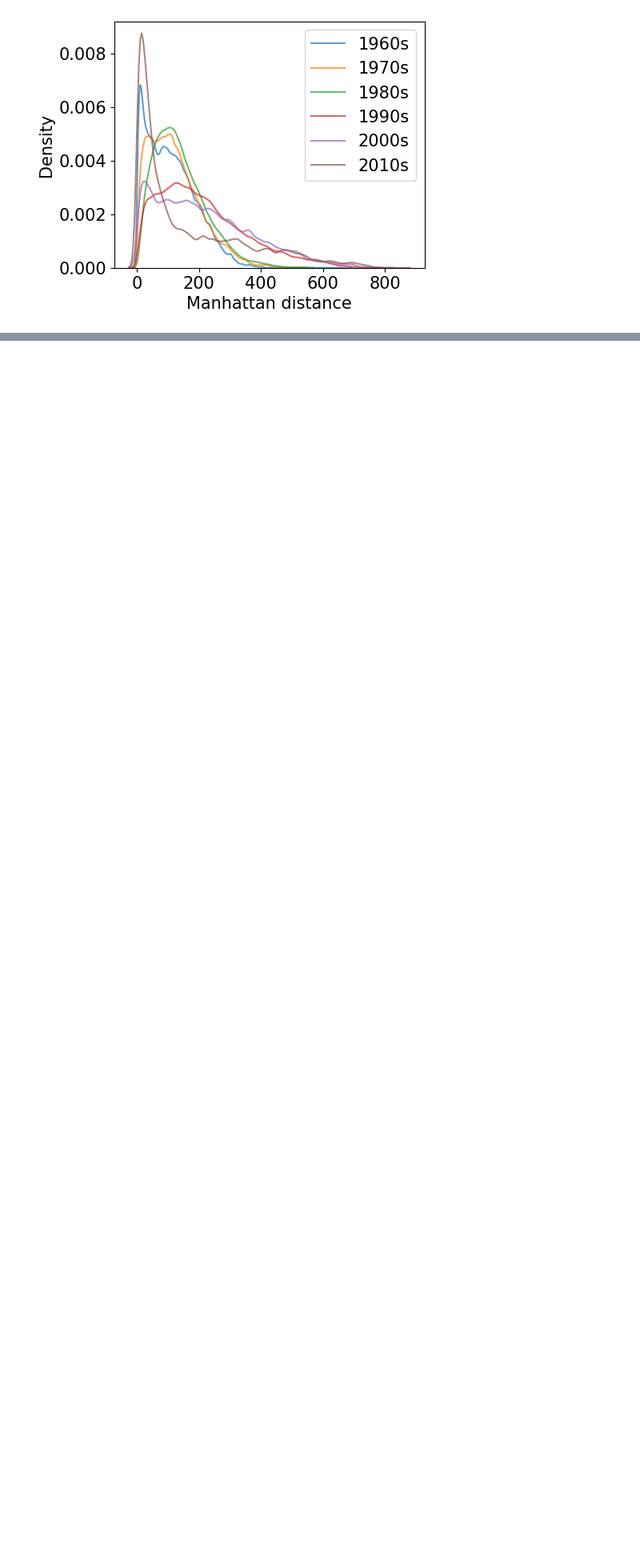
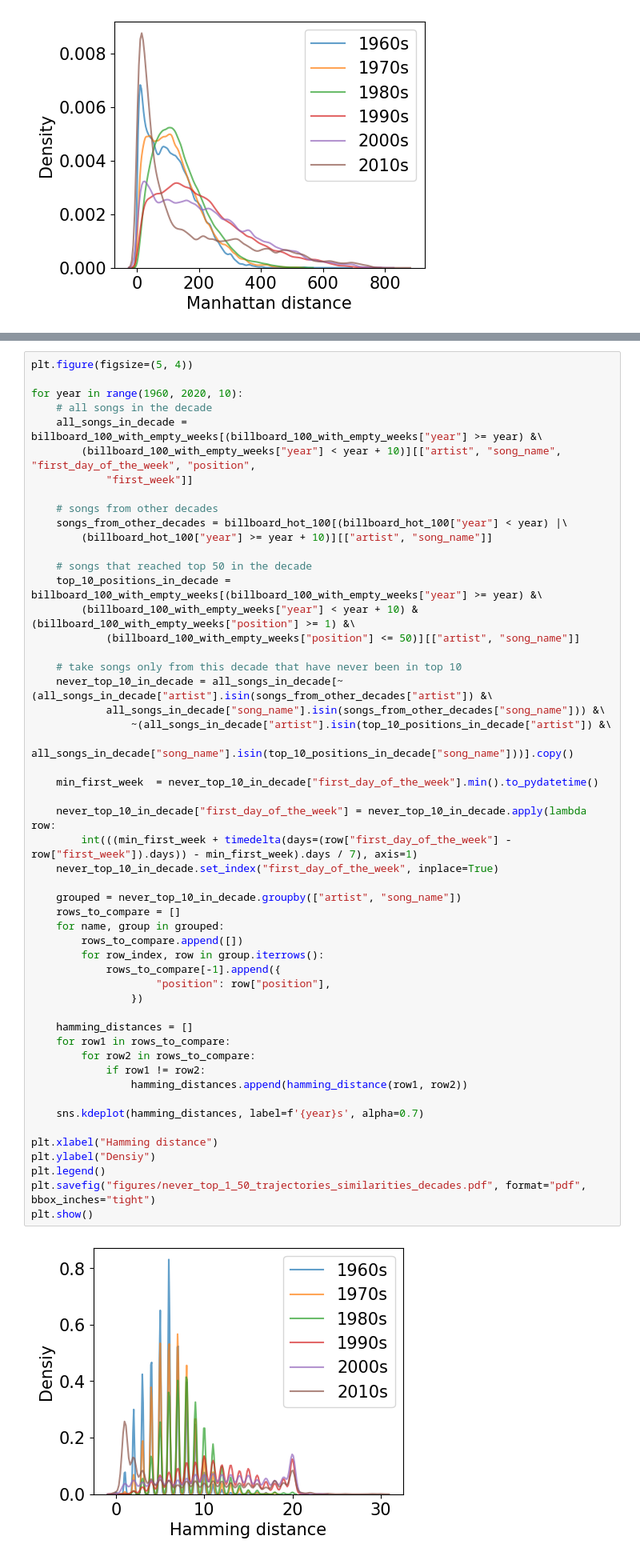
Before and after one commit to martalech/pop_charts_dynamics, a Jupyter notebook: decades_similarities.ipynb, the cells around one changed output, grey strips where cells are left out. Shown: that part at 80% size. Drawn from its saved outputs; the diff is of its cells as text; blank space fills up the shorter version.

```diff
--- a/decades_similarities.ipynb
+++ b/decades_similarities.ipynb
@@ -605,3 +666,57 @@ plt.show()
+# %%
+plt.figure(figsize=(5, 4))
+
+for year in range(1960, 2020, 10):
+    # all songs in the decade
+    all_songs_in_decade = billboard_100_with_empty_weeks[(billboard_100_with_empty_weeks["year"] >= year) &\
+        (billboard_100_with_empty_weeks["year"] < year + 10)][["artist", "song_name", "first_day_of_the_week", "position",
+            "first_week"]]
+
+    # songs from other decades
+    songs_from_other_decades = billboard_hot_100[(billboard_hot_100["year"] < year) |\
+        (billboard_hot_100["year"] >= year + 10)][["artist", "song_name"]]
+
+    # songs that reached top 50 in the decade
+    top_10_positions_in_decade = billboard_100_with_empty_weeks[(billboard_100_with_empty_weeks["year"] >= year) &\
+        (billboard_100_with_empty_weeks["year"] < year + 10) & (billboard_100_with_empty_weeks["position"] >= 1) &\
+            (billboard_100_with_empty_weeks["position"] <= 50)][["artist", "song_name"]]
+
+    # take songs only from this decade that have never been in top 10
+    never_top_10_in_decade = all_songs_in_decade[~(all_songs_in_decade["artist"].isin(songs_from_other_decades["artist"]) &\
+            all_songs_in_decade["song_name"].isin(songs_from_other_decades["song_name"])) &\
+                ~(all_songs_in_decade["artist"].isin(top_10_positions_in_decade["artist"]) &\
+                    all_songs_in_decade["song_name"].isin(top_10_positions_in_decade["song_name"]))].copy()
+
+    min_first_week  = never_top_10_in_decade["first_day_of_the_week"].min().to_pydatetime()
+
+    never_top_10_in_decade["first_day_of_the_week"] = never_top_10_in_decade.apply(lambda row:
+        int(((min_first_week + timedelta(days=(row["first_day_of_the_week"] - row["first_week"]).days)) - min_first_week).days / 7), axis=1)
+    never_top_10_in_decade.set_index("first_day_of_the_week", inplace=True)
+
+    grouped = never_top_10_in_decade.groupby(["artist", "song_name"])
+    rows_to_compare = []
+    for name, group in grouped:
+        rows_to_compare.append([])
+        for row_index, row in group.iterrows():
+            rows_to_compare[-1].append({
+                    "position": row["position"],
+                })
+
+    hamming_distances = []
+    for row1 in rows_to_compare:
+        for row2 in rows_to_compare:
+            if row1 != row2:
+                hamming_distances.append(hamming_distance(row1, row2))
+
+    sns.kdeplot(hamming_distances, label=f'{year}s', alpha=0.7)
+
+plt.xlabel("Hamming distance")
+plt.ylabel("Densiy")
+plt.legend()
+plt.savefig("figures/never_top_1_50_trajectories_similarities_decades.pdf", format="pdf", bbox_inches="tight")
+plt.show()
+# %% [output]
+[figure, added]
 # %% [markdown]
 ## CCDFS for distributions
 # %% [markdown]
```
Also changed, not shown: parts of 6 cells of this notebook, 44 other files.
